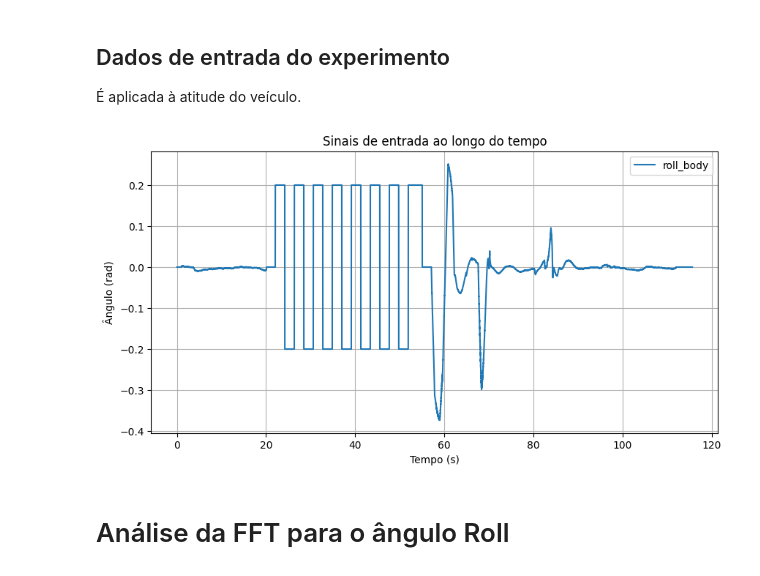
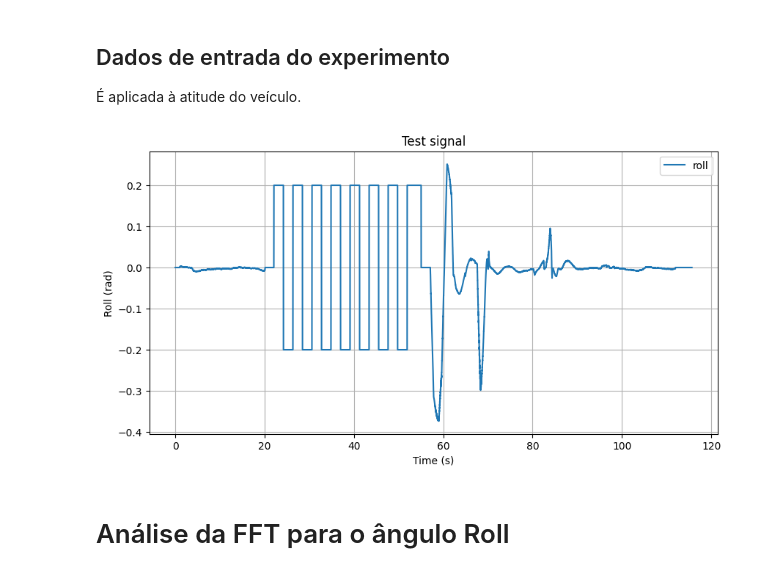
Before and after one commit to dferruzzo/mavsdk-python, a Jupyter notebook: p_rate_analise_resp_em_freq.ipynb, the cells around one changed output. Cells and saved outputs as stored; diff of their text form; code cells hidden in the pictures.

```diff
--- a/p_rate_analise_resp_em_freq.ipynb
+++ b/p_rate_analise_resp_em_freq.ipynb
@@ -39,21 +39,22 @@ timestamps_pitch, pitch = get_ulog_data(ulog, 'vehicle_attitude_setpoint', 'pitc
 timestamps_yaw, yaw     = get_ulog_data(ulog, 'vehicle_attitude_setpoint', 'yaw_body')
 # %%
 timestamps_roll_seconds = [(t - timestamps_roll[0]) / 1e0 for t in timestamps_roll]
-
+#
 # Gerar os gráficos
 plt.figure(figsize=(10, 5))
-plt.plot(timestamps_roll_seconds, roll, label='roll_body')
+plt.plot(timestamps_roll_seconds, roll, label='roll')
 #plt.plot(timestamps_pitch, pitch, label='pitch_body')
 #plt.plot(timestamps_yaw, yaw, label='yaw_body')
 #plt.xlim([300, 340])
-plt.xlabel('Tempo (s)')
-plt.ylabel('Ângulo (rad)')
-plt.title('Sinais de entrada ao longo do tempo')
+plt.xlabel('Time (s)')
+plt.ylabel('Roll (rad)')
+plt.title('Test signal')
 plt.legend()
 plt.grid()
+plt.savefig('figures/roll_signal.png', dpi=300, bbox_inches='tight')
 plt.show()
 # %% [output]
-[figure, old version]
+[figure, new version]
 # %% [markdown]
 # Análise da FFT para o ângulo Roll
 # %%
```
Also changed, not shown: parts of 5 cells of this notebook, 10 other files.
